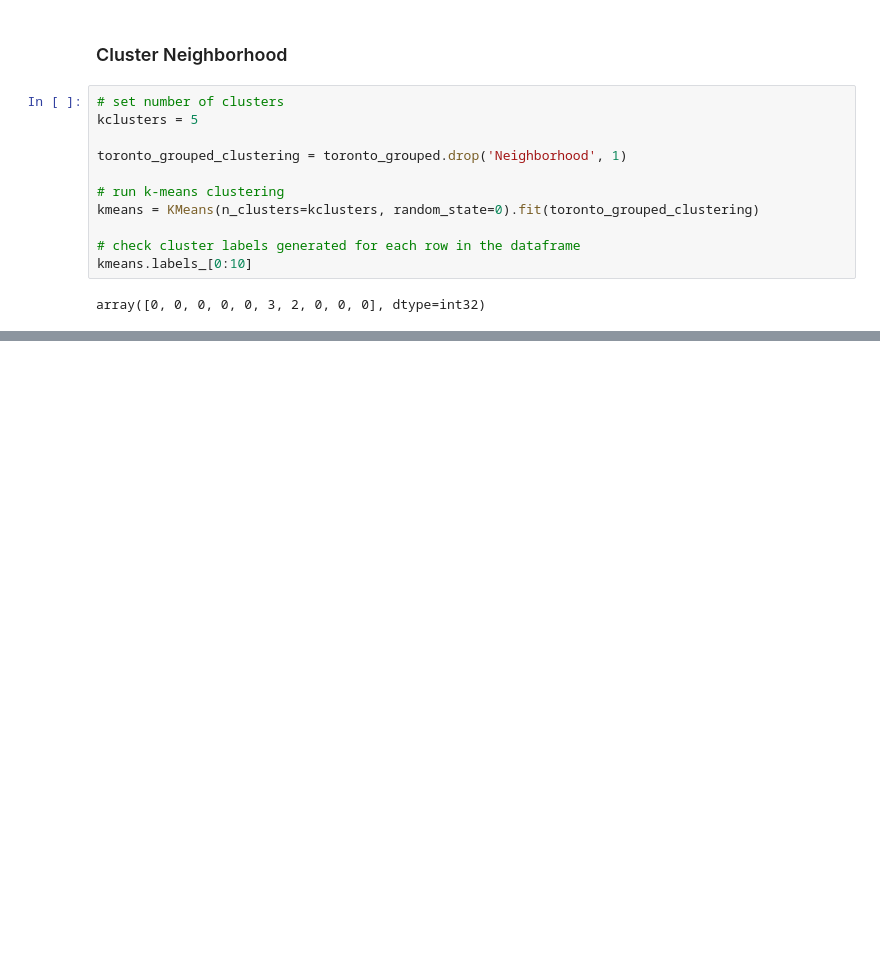
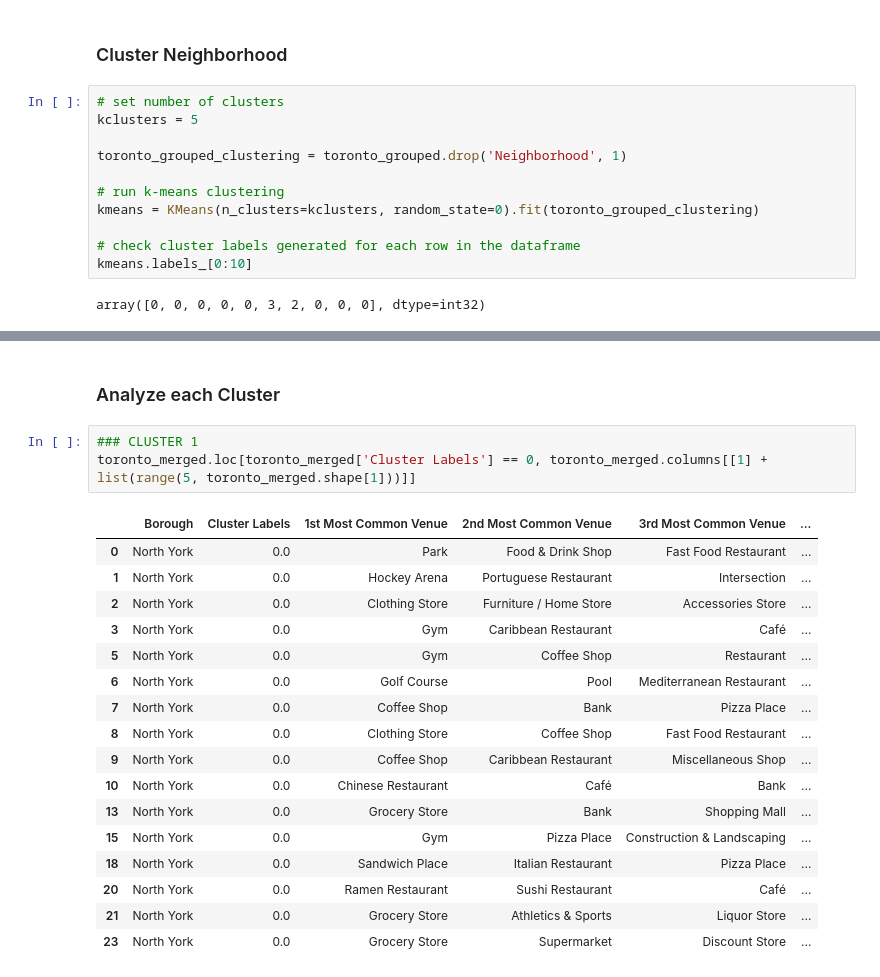
Before and after one commit to victoravalbuena/Coursera_Capstone, a Jupyter notebook: CAPSTONE Project.ipynb, the cells around one changed output, grey strips where cells are left out. Cells and saved outputs as stored; diff of their text form; blank space fills up the shorter version.

```diff
--- a/CAPSTONE Project.ipynb
+++ b/CAPSTONE Project.ipynb
@@ -565,0 +564,23 @@ TypeError: list indices must be integers or slices, not float
+# %% [markdown]
+### Analyze each Cluster
+# %%
+### CLUSTER 1
+toronto_merged.loc[toronto_merged['Cluster Labels'] == 0, toronto_merged.columns[[1] + list(range(5, toronto_merged.shape[1]))]]
+# %% [output]
+|  | Borough | Cluster Labels | 1st Most Common Venue | 2nd Most Common Venue | 3rd Most Common Venue | ... |
+| 0 | North York | 0.0 | Park | Food & Drink Shop | Fast Food Restaurant | ... |
+| 1 | North York | 0.0 | Hockey Arena | Portuguese Restaurant | Intersection | ... |
+| 2 | North York | 0.0 | Clothing Store | Furniture / Home Store | Accessories Store | ... |
+| 3 | North York | 0.0 | Gym | Caribbean Restaurant | Café | ... |
+| 5 | North York | 0.0 | Gym | Coffee Shop | Restaurant | ... |
+| 6 | North York | 0.0 | Golf Course | Pool | Mediterranean Restaurant | ... |
+| 7 | North York | 0.0 | Coffee Shop | Bank | Pizza Place | ... |
+| 8 | North York | 0.0 | Clothing Store | Coffee Shop | Fast Food Restaurant | ... |
+| 9 | North York | 0.0 | Coffee Shop | Caribbean Restaurant | Miscellaneous Shop | ... |
+| 10 | North York | 0.0 | Chinese Restaurant | Café | Bank | ... |
+| 13 | North York | 0.0 | Grocery Store | Bank | Shopping Mall | ... |
+| 15 | North York | 0.0 | Gym | Pizza Place | Construction & Landscaping | ... |
+| 18 | North York | 0.0 | Sandwich Place | Italian Restaurant | Pizza Place | ... |
+| 20 | North York | 0.0 | Ramen Restaurant | Sushi Restaurant | Café | ... |
+| 21 | North York | 0.0 | Grocery Store | Athletics & Sports | Liquor Store | ... |
+| 23 | North York | 0.0 | Grocery Store | Supermarket | Discount Store | ... |
```
Also changed, not shown: parts of 6 cells of this notebook.
